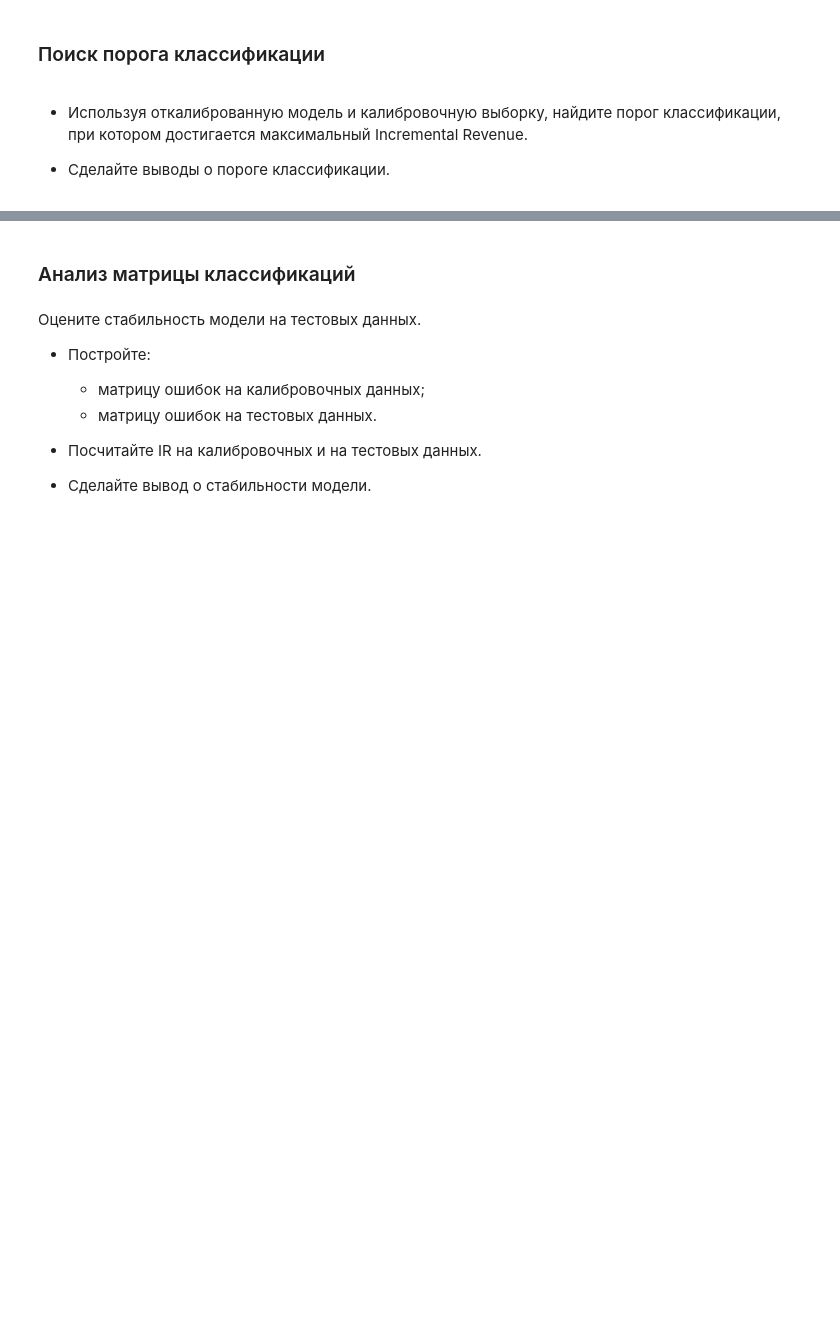
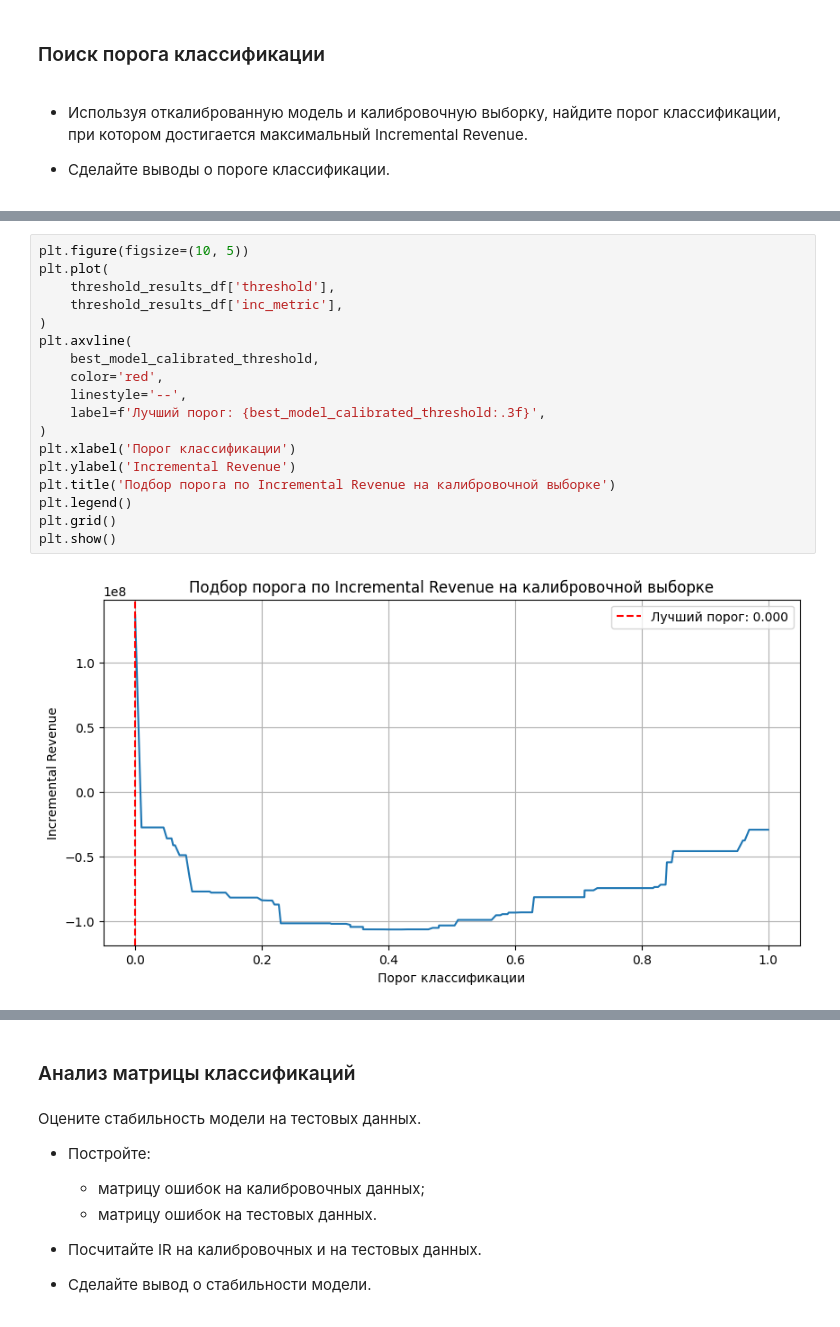
Before and after one commit to Plakhotniuk/practicum_ds, a Jupyter notebook: ml/grad_boosting/projects/hotel_booking_cancellation.ipynb, the cells around one changed output, grey strips where cells are left out. Drawn from its saved outputs; the diff is of its cells as text; blank space fills up the shorter version.

```diff
--- a/ml/grad_boosting/projects/hotel_booking_cancellation.ipynb
+++ b/ml/grad_boosting/projects/hotel_booking_cancellation.ipynb
@@ -1400,0 +1567,20 @@ CatBoostError: features data: pandas.DataFrame column 'sales_channel' has dtype
+# %%
+plt.figure(figsize=(10, 5))
+plt.plot(
+    threshold_results_df['threshold'],
+    threshold_results_df['inc_metric'],
+)
+plt.axvline(
+    best_model_calibrated_threshold,
+    color='red',
+    linestyle='--',
+    label=f'Лучший порог: {best_model_calibrated_threshold:.3f}',
+)
+plt.xlabel('Порог классификации')
+plt.ylabel('Incremental Revenue')
+plt.title('Подбор порога по Incremental Revenue на калибровочной выборке')
+plt.legend()
+plt.grid()
+plt.show()
+# %% [output]
+[figure, added]
```
Also changed, not shown: parts of 28 cells of this notebook.
